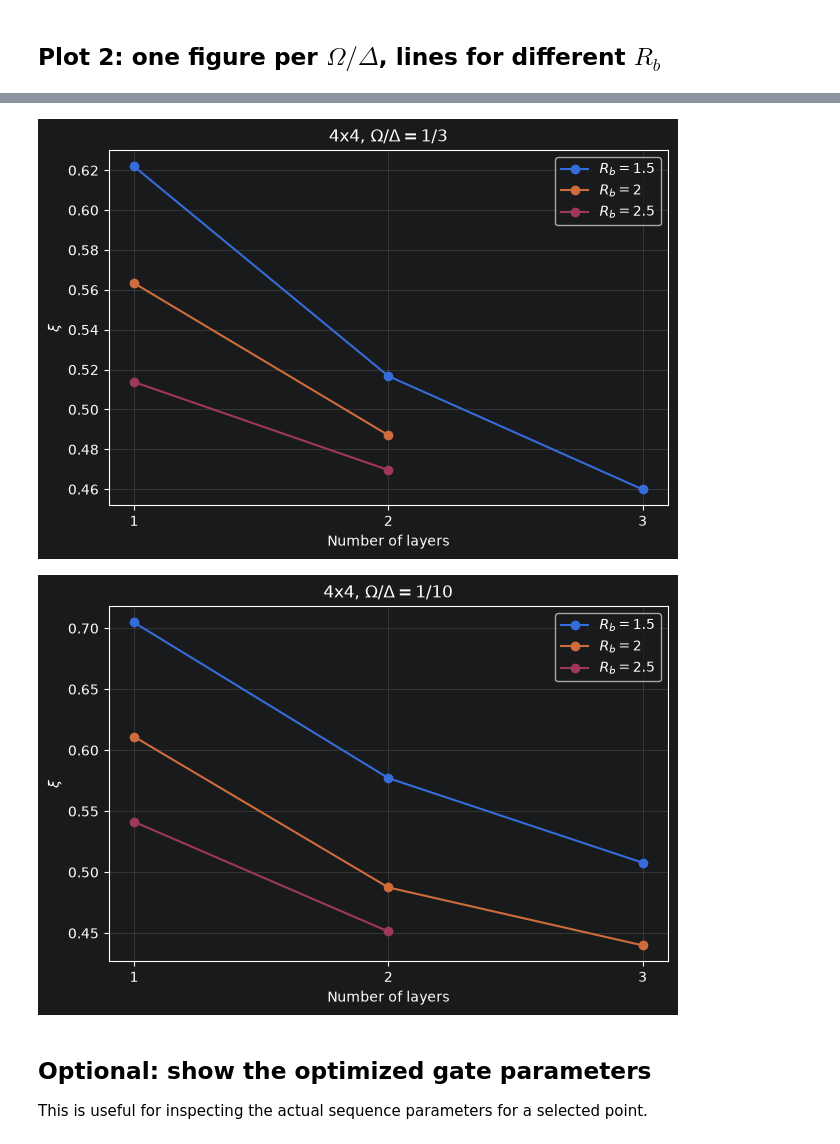
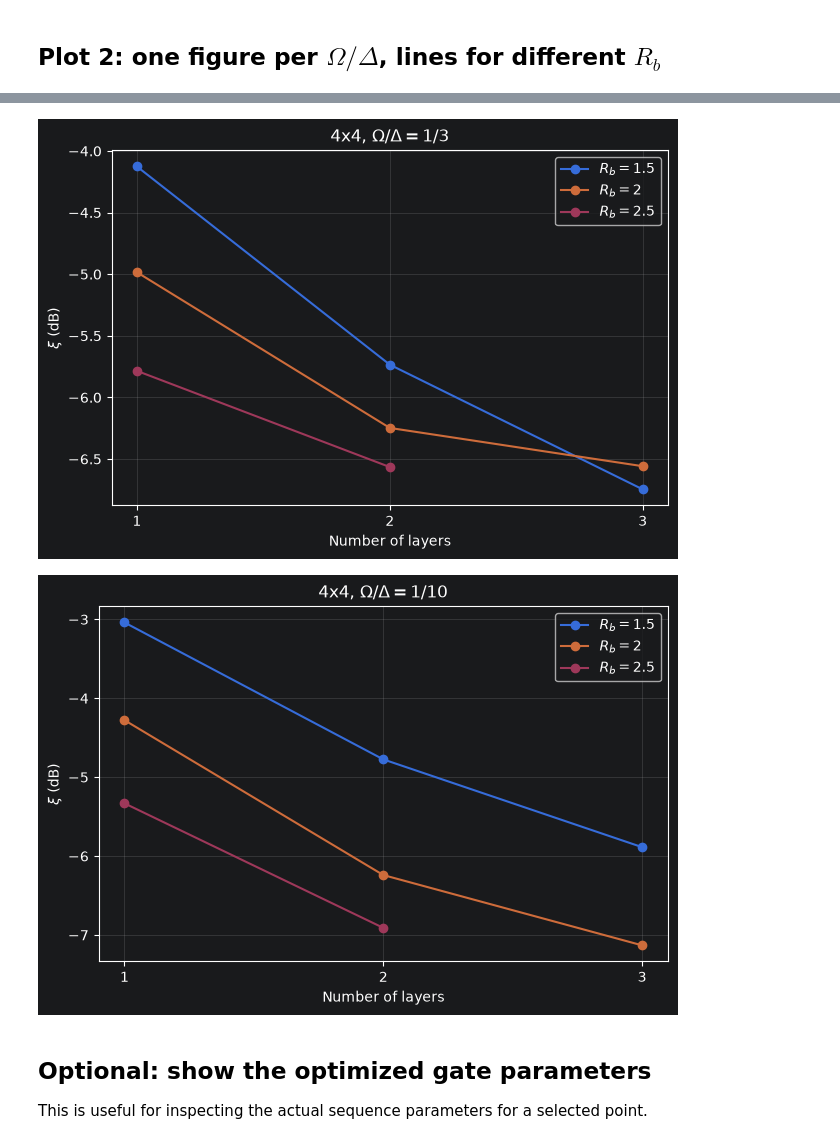
Before and after one commit to Nama-gem/VarOpt_MultiBody, a Jupyter notebook: analyze_Ising_optimization_results.ipynb, the cells around one changed output, grey strips where cells are left out. Cells and saved outputs as stored; diff of their text form; code cells hidden in the pictures.

```diff
--- a/analyze_Ising_optimization_results.ipynb
+++ b/analyze_Ising_optimization_results.ipynb
@@ -31,6 +31,11 @@ import re
 import numpy as np
 import pandas as pd
 import matplotlib.pyplot as plt
+
+
+def dB(x):
+
+    return 10 * np.log10(x)
 # %% [markdown]
 ## Locate the result directory
 
@@ -215,13 +220,13 @@ for geometry in sorted(df["geometry"].unique()):
             group = group.sort_values("layers")
             ax.plot(
                 group["layers"],
-                group["xi"],
+                dB(group["xi"] ** 2),
                 marker="o",
                 label=rf"$\Omega/\Delta={label}$",
             )
 
         ax.set_xlabel("Number of layers")
-        ax.set_ylabel(r"$\xi$")
+        ax.set_ylabel(r"$\xi^2\ $(dB)")
         ax.set_title(rf"{geometry}, $R_b={rb:g}$")
         ax.set_xticks(sorted(df_rb["layers"].unique()))
         ax.grid(alpha=0.25)
@@ -253,13 +258,13 @@ for geometry in sorted(df["geometry"].unique()):
             group = group.sort_values("layers")
             ax.plot(
                 group["layers"],
-                group["xi"],
+                dB(group["xi"] ** 2),
                 marker="o",
                 label=rf"$R_b={rb:g}$",
             )
 
         ax.set_xlabel("Number of layers")
-        ax.set_ylabel(r"$\xi$")
+        ax.set_ylabel(r"$\xi\ $(dB)")
         ax.set_title(rf"{geometry}, $\Omega/\Delta={label}$")
         ax.set_xticks(sorted(df_ratio["layers"].unique()))
         ax.grid(alpha=0.25)
@@ -271,5 +276,5 @@ for geometry in sorted(df["geometry"].unique()):
-[figure, old version]
+[figure, new version]
-[figure, old version]
+[figure, new version]
 # %% [markdown]
 ## Optional: show the optimized gate parameters
 
```
Also changed, not shown: parts of 4 cells of this notebook, 1 other file.
